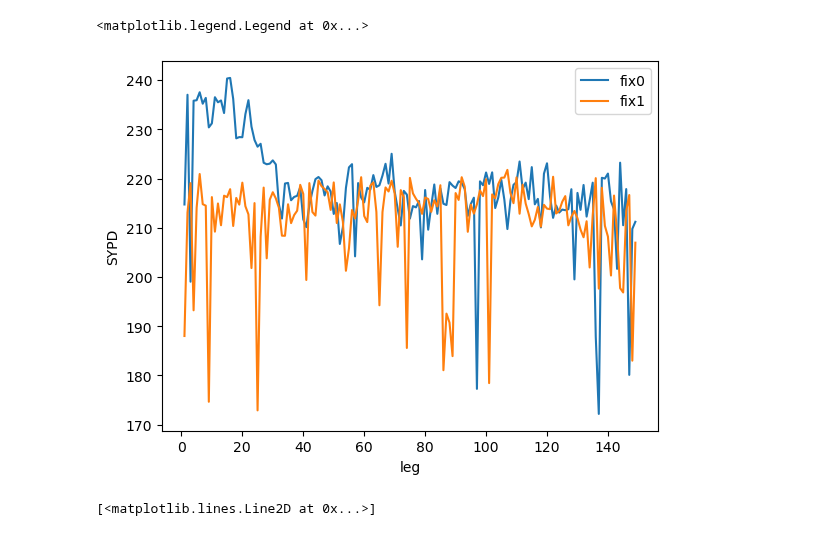
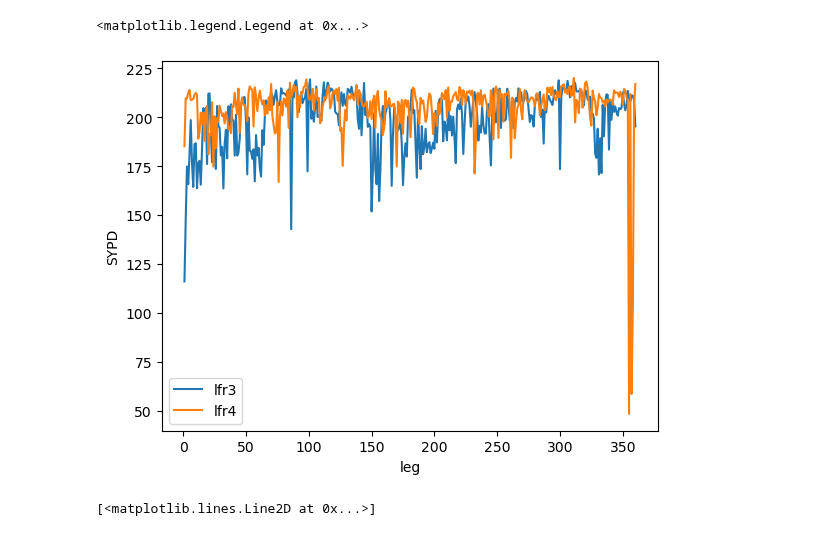
Before and after one commit to asozza/stece, a Jupyter notebook: lobs/test.ipynb, the cells around one changed output. Cells and saved outputs as stored; diff of their text form; code cells hidden in the pictures.

```diff
--- a/lobs/test.ipynb
+++ b/lobs/test.ipynb
@@ -33,8 +9,8 @@ lt.multiplot_vs_time('fix3', 197)
-# %%
-lt.plot_sypd_vs_time('fix0', 150)
-lt.plot_sypd_vs_time('fix1', 150)
-plt.gca().legend(('fix0','fix1'))
-# %% [output]
-<matplotlib.legend.Legend at 0x...>
-[figure, removed]
+# %%
+lobs.plot_sypd_vs_time('lfr3', 0)
+lobs.plot_sypd_vs_time('lfr4', 0)
+plt.gca().legend(('lfr3','lfr4'))
+# %% [output]
+<matplotlib.legend.Legend at 0x...>
+[figure, added]
 # %%
```
Also changed, not shown: parts of 7 cells of this notebook, 1 other file.
